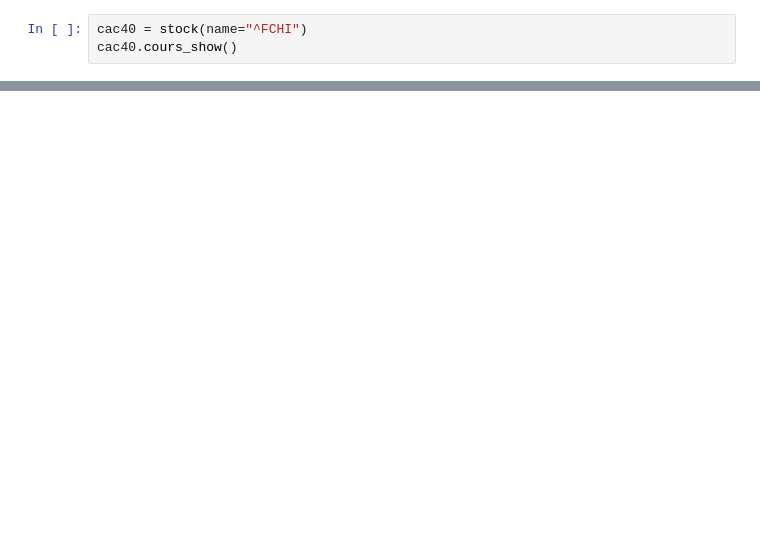
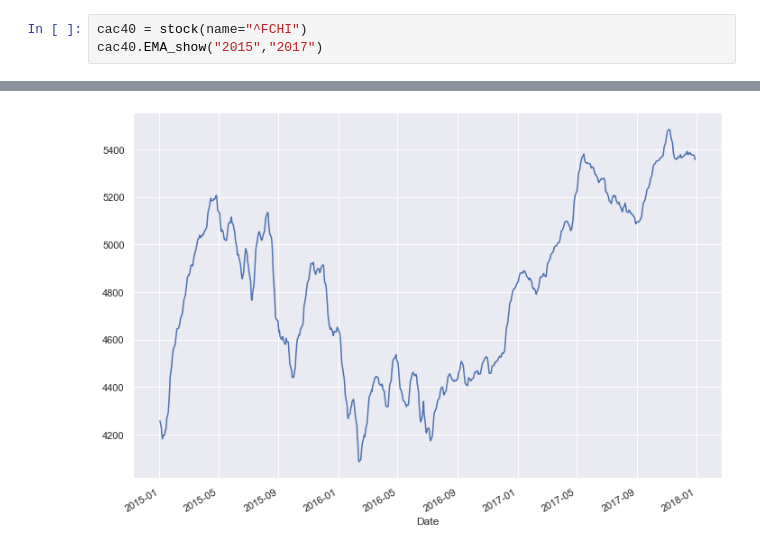
Before and after one commit to igaekus/projet-python-1A, a Jupyter notebook: data_viz.ipynb, the cells around one changed output, grey strips where cells are left out. Drawn from its saved outputs; the diff is of its cells as text; blank space fills up the shorter version.

```diff
--- a/data_viz.ipynb
+++ b/data_viz.ipynb
@@ -95,4 +103,4 @@ class stock():
 # %%
 cac40 = stock(name="^FCHI")
-cac40.cours_show()
+cac40.EMA_show("2015","2017")
 # %% [output]
@@ -100,2 +107,3 @@ cac40.cours_show()
+[figure, added]
 # %%
 #Création du dataset pour créer le model :
```
Also changed, not shown: parts of 4 cells of this notebook.
